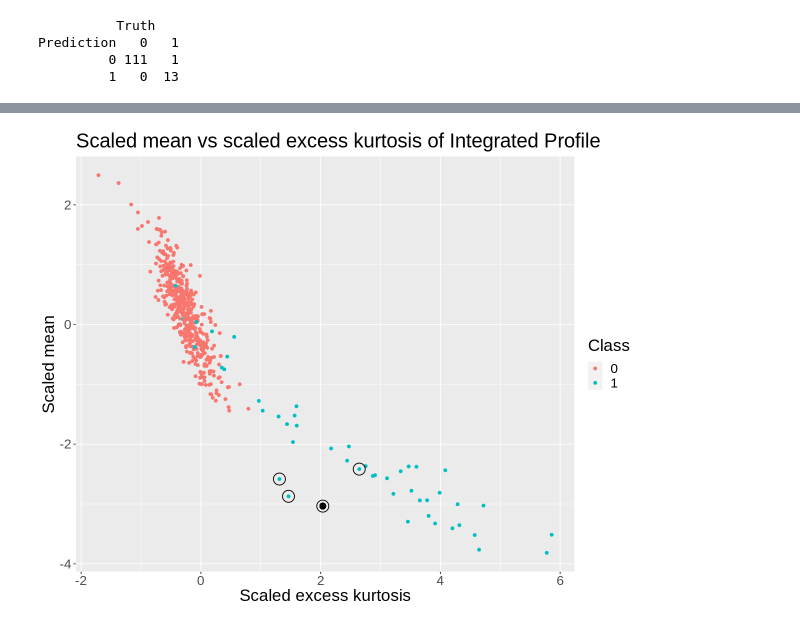
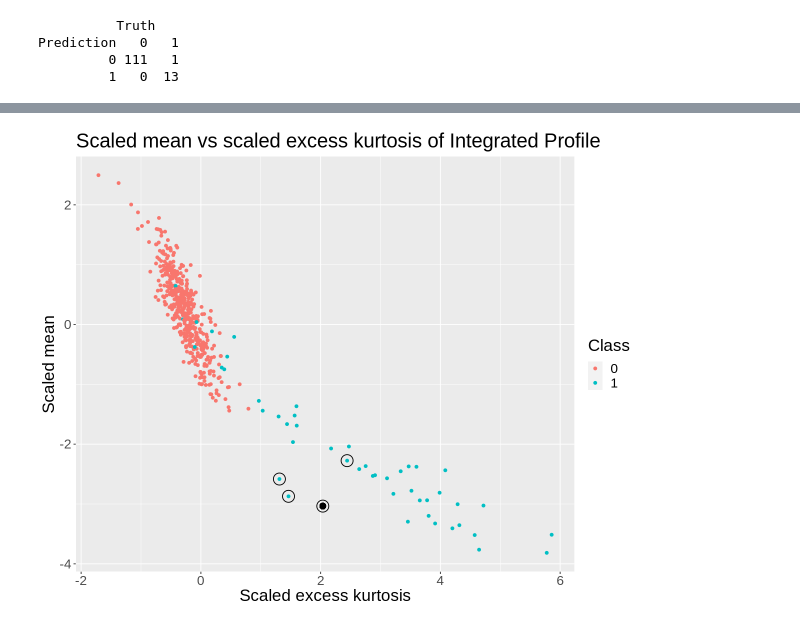
Before and after one commit to kseniak1/DSCI100-Project, a Jupyter notebook: Avishka_notebook.ipynb, the cells around one changed output, grey strips where cells are left out. Cells and saved outputs as stored; diff of their text form; code cells hidden in the pictures.

```diff
--- a/Avishka_notebook.ipynb
+++ b/Avishka_notebook.ipynb
@@ -514,35 +553,39 @@ scaled_pulsar_data_with_new_obs <- pulsar_data %>%
 # %%
+#Visualization of classification with scaled data
+
+set.seed(19)
+
 options(repr.plot.width = 10, repr.plot.height = 8)
 
 point1 <- c(2.03597849, -3.03524016)
 point2 <- c(1.46349305, -2.87168441)
 point3 <- c(1.31160611, -2.58273031)
-point4 <- c(2.64447567, -2.41666804)
+point4 <- c(2.442077, -2.275357)
 
-scaled_mean_vs_kurtosis_plot_2 <- scaled_pulsar_data_with_new_obs %>%
+scaled_mean_vs_kurtosis_plot <- scaled_pulsar_data_with_new_obs %>%
                             ggplot(aes(x = scaled_excess_kurtosis_ip, y = scaled_mean_ip, color = class)) +
                             geom_point() +
                             geom_point(aes(x = 2.03597849, y = -3.03524016), color = "black", size = 3) +
                             labs(x = "Scaled excess kurtosis", y = "Scaled mean", color = "Class") +
                             ggtitle("Scaled mean vs scaled excess kurtosis of Integrated Profile") +
                             theme(text = element_text(size = 20)) +
 
                             annotate("path",
                              x=point1[1] + 0.1*cos(seq(0,2*pi,length.out=100)),
                              y=point1[2] + 0.1*sin(seq(0,2*pi,length.out=100))) +
 
                             annotate("path",
                              x=point2[1] + 0.1*cos(seq(0,2*pi,length.out=100)),
                              y=point2[2] + 0.1*sin(seq(0,2*pi,length.out=100))) +
 
                             annotate("path",
                              x=point3[1] + 0.1*cos(seq(0,2*pi,length.out=100)),
                              y=point3[2] + 0.1*sin(seq(0,2*pi,length.out=100))) +
 
                             annotate("path",
                              x=point4[1] + 0.1*cos(seq(0,2*pi,length.out=100)),
                              y=point4[2] + 0.1*sin(seq(0,2*pi,length.out=100)))
 
-scaled_mean_vs_kurtosis_plot_2
+scaled_mean_vs_kurtosis_plot
 # %% [output]
-[figure, old version]
+[figure, new version]
```
Also changed, not shown: parts of 10 cells of this notebook.
